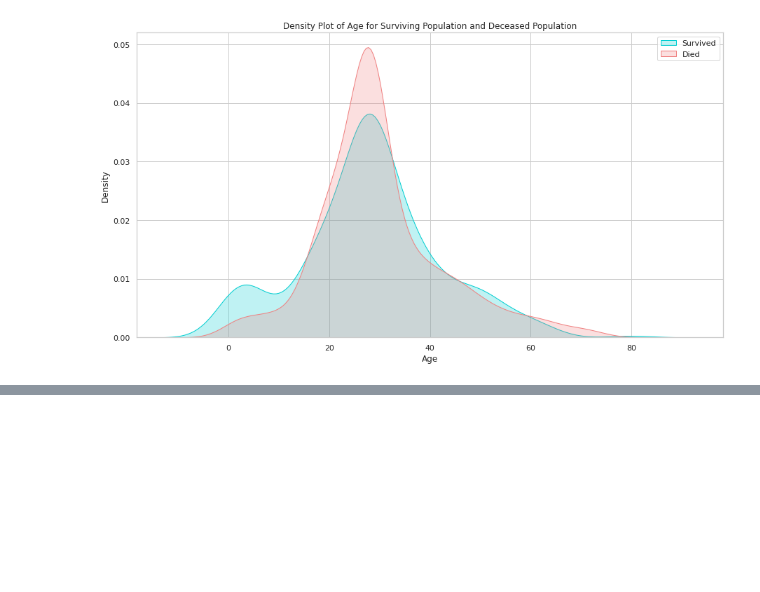
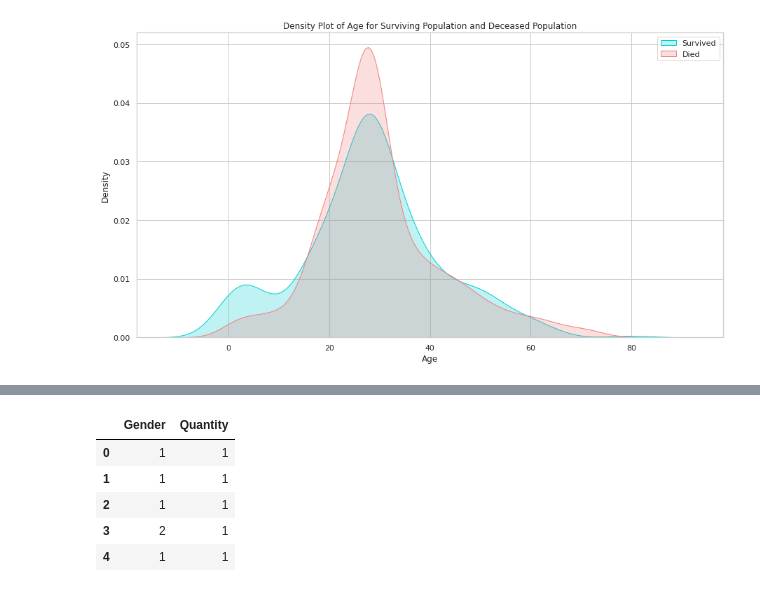
Before and after one commit to KTUYTS/cs441-19-sp2023-data-visualization, a Jupyter notebook: cs441_sp2023_tuyts.ipynb, the cells around one changed output, grey strips where cells are left out. Cells and saved outputs as stored; diff of their text form; code cells hidden in the pictures; blank space fills up the shorter version.

```diff
--- a/cs441_sp2023_tuyts.ipynb
+++ b/cs441_sp2023_tuyts.ipynb
@@ -123,0 +177,9 @@ Density Plot of Age for Surviving Population and Deceased Population
+# %%
+selected_columns_df.head()
+# %% [output]
+|  | Gender | Quantity |
+| 0 | 1 | 1 |
+| 1 | 1 | 1 |
+| 2 | 1 | 1 |
+| 3 | 2 | 1 |
+| 4 | 1 | 1 |
```
Also changed, not shown: parts of 8 cells of this notebook.
